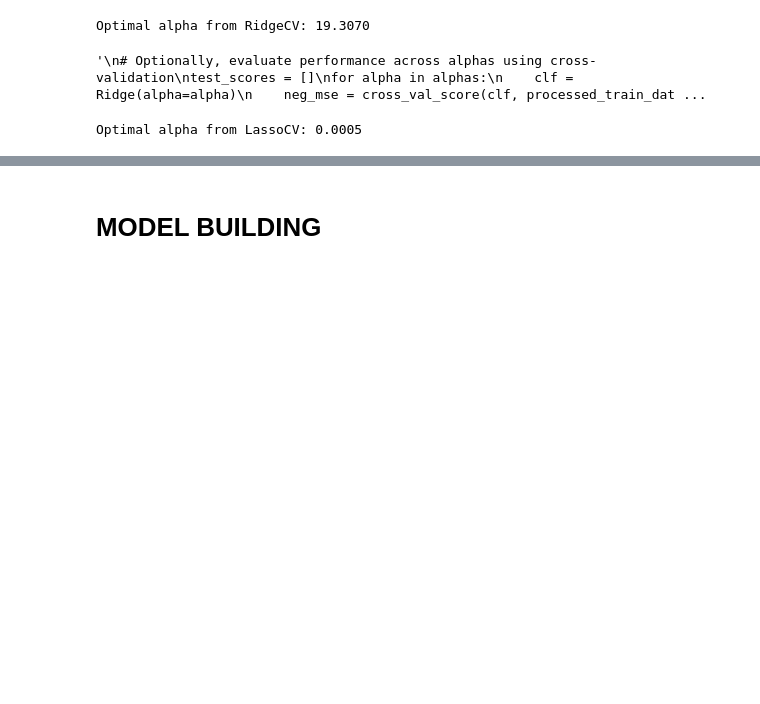
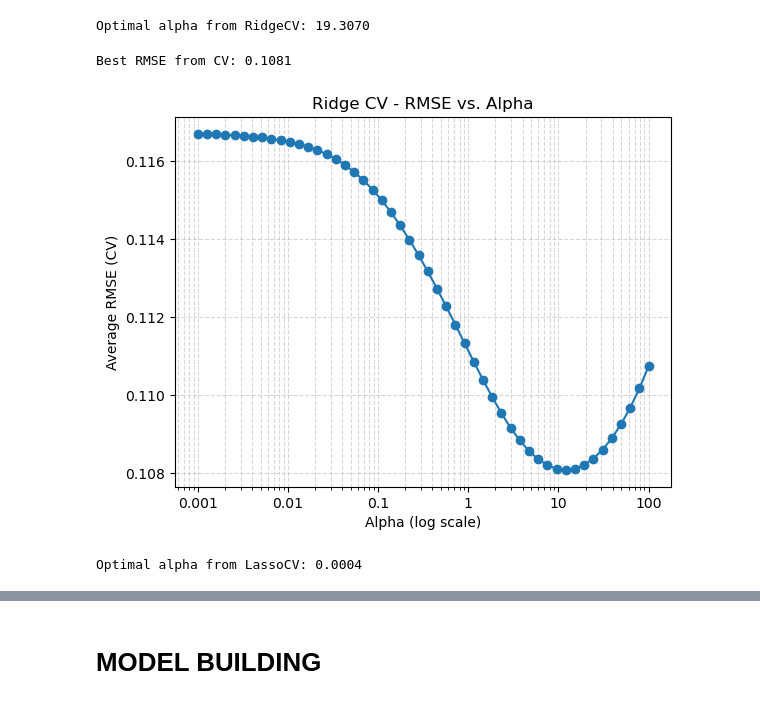
Before and after one commit to qiuzan2001/KaggleCompetition, a Jupyter notebook: Kaggle_Project_Housing_Price-main/notebook/RegressionModel.ipynb, the cells around one changed output, grey strips where cells are left out. Cells and saved outputs as stored; diff of their text form; code cells hidden in the pictures; blank space fills up the shorter version.

```diff
--- a/Kaggle_Project_Housing_Price-main/notebook/RegressionModel.ipynb
+++ b/Kaggle_Project_Housing_Price-main/notebook/RegressionModel.ipynb
@@ -421,32 +421,32 @@ print(f"Optimal alpha from RidgeCV: {best_alpha:.4f}")
 # %% [output]
 Optimal alpha from RidgeCV: 19.3070
 # %%
-"""
+
 # Optionally, evaluate performance across alphas using cross-validation
 test_scores = []
 for alpha in alphas:
     clf = Ridge(alpha=alpha)
-    neg_mse = cross_val_score(clf, processed_train_data, train['SalePrice'], cv=40, scoring='neg_mean_squared_error')
+    neg_mse = cross_val_score(clf, processed_train_data, train['SalePrice'], cv=10, scoring='neg_mean_squared_error')
     rmse = np.sqrt(-neg_mse)
     test_scores.append(rmse.mean())
 
 best_index = np.argmin(test_scores)
 best_score = test_scores[best_index]
 print(f"Best RMSE from CV: {best_score:.4f}")
 
 # Plot RMSE vs. Alpha
 plt.plot(alphas, test_scores, marker='o')
 plt.xscale('log')
 plt.xlabel("Alpha (log scale)")
 plt.ylabel("Average RMSE (CV)")
 plt.title("Ridge CV - RMSE vs. Alpha")
 tick_values = [0.001, 0.01, 0.1, 1, 10, 100]
 plt.xticks(tick_values, tick_values)
 plt.grid(True, which="both", ls="--", alpha=0.5)
 plt.show()
-"""
 # %% [output]
-'\n# Optionally, evaluate performance across alphas using cross-validation\ntest_scores = []\nfor alpha in alphas:\n    clf = Ridge(alpha=alpha)\n    neg_mse = cross_val_score(clf, processed_train_dat ...
+Best RMSE from CV: 0.1081
+[figure, added]
 # %%
 import numpy as np
 from sklearn.linear_model import Lasso, LassoCV
@@ -454,7 +454,7 @@ from sklearn.model_selection import KFold, cross_val_score
 import matplotlib.pyplot as plt
 
 # Define a range of alpha values
-alphas = np.logspace(-4, -2, 100)
+alphas = np.logspace(-4, -2, 50)
 kf = KFold(n_splits=12, random_state=7, shuffle=True)
 
 # Use LassoCV to select the best alpha
@@ -463,5 +463,5 @@ lasso_cv.fit(processed_train_data, train['SalePrice'])
 best_alpha = lasso_cv.alpha_
 print(f"Optimal alpha from LassoCV: {best_alpha:.4f}")
 # %% [output]
-Optimal alpha from LassoCV: 0.0005
+Optimal alpha from LassoCV: 0.0004
 # %%
```
Also changed, not shown: parts of 2 cells of this notebook, 2 other files.
